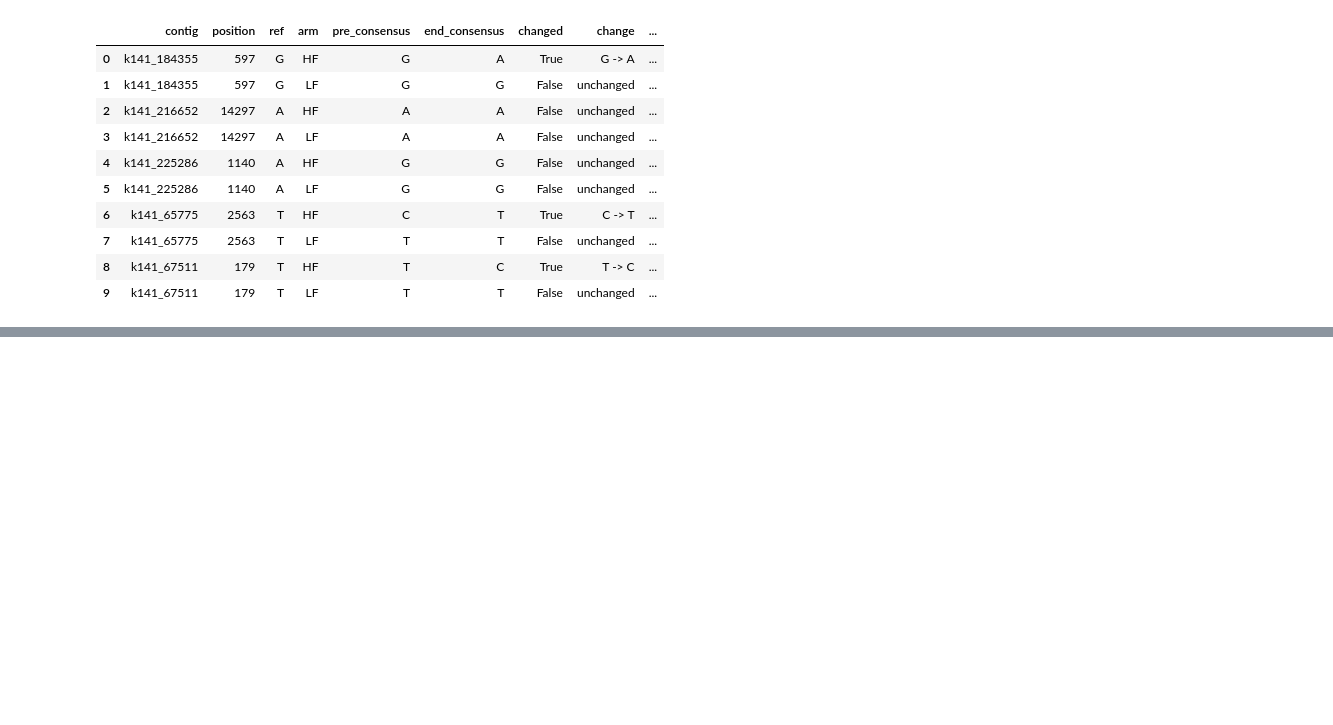
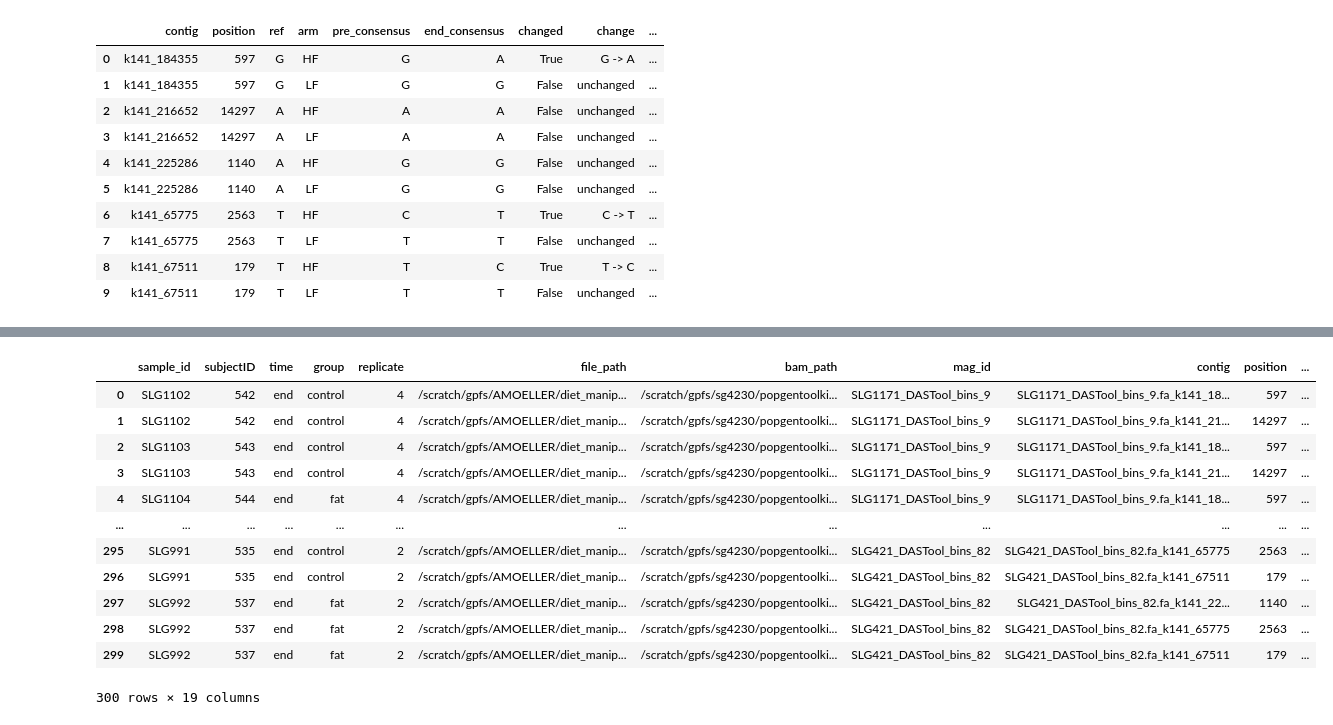
Before and after one commit to MoellerLabPU/DietDrivenMicrobiota, a Jupyter notebook: Revision/denovo_check/pre_allele_presence.ipynb, the cells around one changed output, grey strips where cells are left out. Drawn from its saved outputs; the diff is of its cells as text; code cells hidden in the pictures; blank space fills up the shorter version.

```diff
--- a/Revision/denovo_check/pre_allele_presence.ipynb
+++ b/Revision/denovo_check/pre_allele_presence.ipynb
@@ -511,0 +562,16 @@ answer
+# %%
+tidy
+# %% [output]
+|  | sample_id | subjectID | time | group | replicate | file_path | bam_path | mag_id | contig | position | ... |
+| 0 | SLG1102 | 542 | end | control | 4 | /scratch/gpfs/AMOELLER/diet_manip... | /scratch/gpfs/sg4230/popgentoolki... | SLG1171_DASTool_bins_9 | SLG1171_DASTool_bins_9.fa_k141_18... | 597 | ... |
+| 1 | SLG1102 | 542 | end | control | 4 | /scratch/gpfs/AMOELLER/diet_manip... | /scratch/gpfs/sg4230/popgentoolki... | SLG1171_DASTool_bins_9 | SLG1171_DASTool_bins_9.fa_k141_21... | 14297 | ... |
+| 2 | SLG1103 | 543 | end | control | 4 | /scratch/gpfs/AMOELLER/diet_manip... | /scratch/gpfs/sg4230/popgentoolki... | SLG1171_DASTool_bins_9 | SLG1171_DASTool_bins_9.fa_k141_18... | 597 | ... |
+| 3 | SLG1103 | 543 | end | control | 4 | /scratch/gpfs/AMOELLER/diet_manip... | /scratch/gpfs/sg4230/popgentoolki... | SLG1171_DASTool_bins_9 | SLG1171_DASTool_bins_9.fa_k141_21... | 14297 | ... |
+| 4 | SLG1104 | 544 | end | fat | 4 | /scratch/gpfs/AMOELLER/diet_manip... | /scratch/gpfs/sg4230/popgentoolki... | SLG1171_DASTool_bins_9 | SLG1171_DASTool_bins_9.fa_k141_18... | 597 | ... |
+| ... | ... | ... | ... | ... | ... | ... | ... | ... | ... | ... | ... |
+| 295 | SLG991 | 535 | end | control | 2 | /scratch/gpfs/AMOELLER/diet_manip... | /scratch/gpfs/sg4230/popgentoolki... | SLG421_DASTool_bins_82 | SLG421_DASTool_bins_82.fa_k141_65775 | 2563 | ... |
+| 296 | SLG991 | 535 | end | control | 2 | /scratch/gpfs/AMOELLER/diet_manip... | /scratch/gpfs/sg4230/popgentoolki... | SLG421_DASTool_bins_82 | SLG421_DASTool_bins_82.fa_k141_67511 | 179 | ... |
+| 297 | SLG992 | 537 | end | fat | 2 | /scratch/gpfs/AMOELLER/diet_manip... | /scratch/gpfs/sg4230/popgentoolki... | SLG421_DASTool_bins_82 | SLG421_DASTool_bins_82.fa_k141_22... | 1140 | ... |
+| 298 | SLG992 | 537 | end | fat | 2 | /scratch/gpfs/AMOELLER/diet_manip... | /scratch/gpfs/sg4230/popgentoolki... | SLG421_DASTool_bins_82 | SLG421_DASTool_bins_82.fa_k141_65775 | 2563 | ... |
+| 299 | SLG992 | 537 | end | fat | 2 | /scratch/gpfs/AMOELLER/diet_manip... | /scratch/gpfs/sg4230/popgentoolki... | SLG421_DASTool_bins_82 | SLG421_DASTool_bins_82.fa_k141_67511 | 179 | ... |
+300 rows × 19 columns
```
Also changed, not shown: parts of 7 cells of this notebook.
